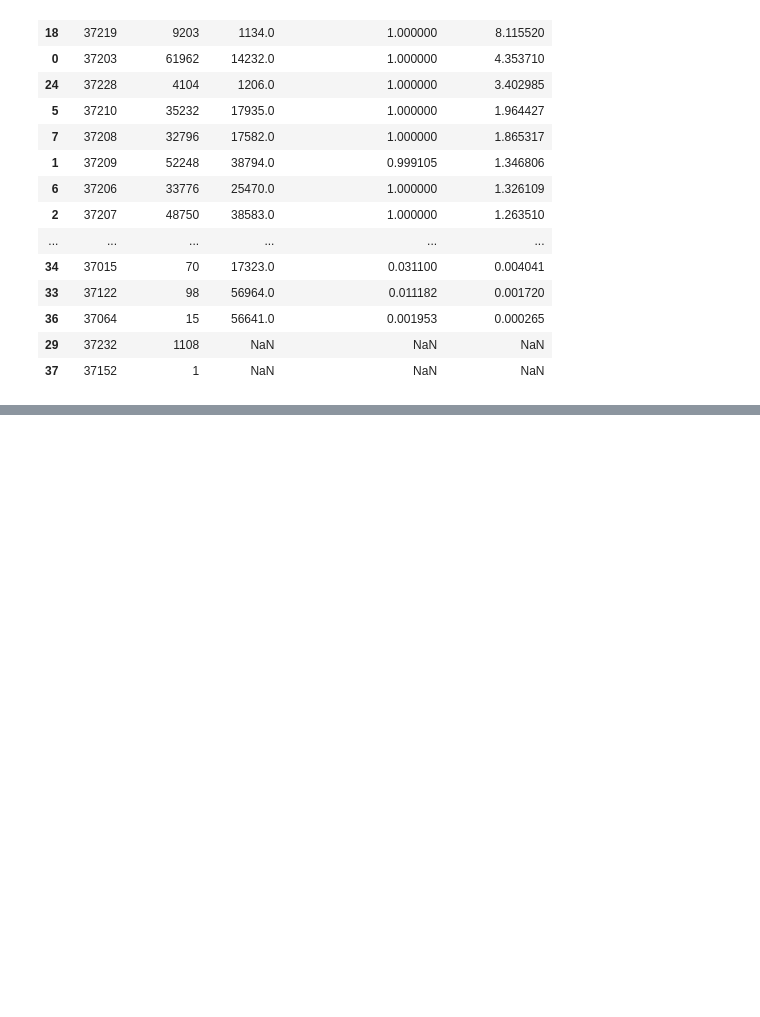
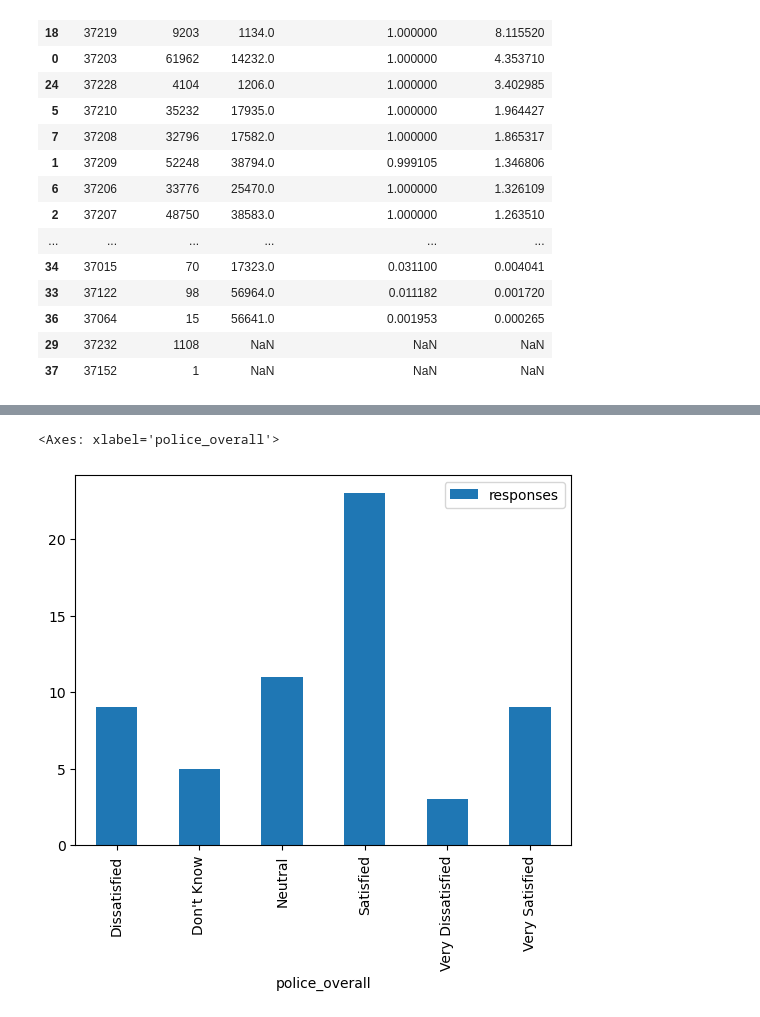
Before and after one commit to dobbinjp/nss-help, a Jupyter notebook: jumpstart_analysis.ipynb, the cells around one changed output, grey strips where cells are left out. Drawn from its saved outputs; the diff is of its cells as text; code cells hidden in the pictures; blank space fills up the shorter version.

```diff
--- a/jumpstart_analysis.ipynb
+++ b/jumpstart_analysis.ipynb
@@ -402,0 +425,10 @@ calls_per_zipcode.sort_values(by='calls_per_capita', ascending=False)
+# %%
+# 25. Slice safety_exp to get the ZIP Code, and 'Police - Overall', columns. It’s fine to save it back to the safety_exp variable.
+safety_exp = safety_exp[['ZIP Code', 'Police - Overall']]
+# %%
+# 26. group by zipcode and police-overall, count the results and name that column, responses
+police_survey_by_zip = safety_exp.groupby(['ZIP Code', 'Police - Overall']).size().reset_index(name='responses')
+# %%
+# rename the columns so I can use dot name notation
+police_survey_by_zip = police_survey_by_zip.rename(columns={'ZIP Code': 'zipcode', 'Police - Overall': 'police_overall'})
+police_survey_by_zip.head()
@@ -402,0 +442,9 @@ calls_per_zipcode.sort_values(by='calls_per_capita', ascending=False)
+# %%
+# change the zipcode field type to string
+police_survey_by_zip.zipcode = police_survey_by_zip.zipcode.astype(str)
+# %%
+# zip code 37203 results
+police_survey_by_zip[police_survey_by_zip['zipcode'] == '37203'].plot(kind='bar', x='police_overall', y='responses')
+# %% [output]
+<Axes: xlabel='police_overall'>
+[figure, added]
```
Also changed, not shown: parts of 5 cells of this notebook.
